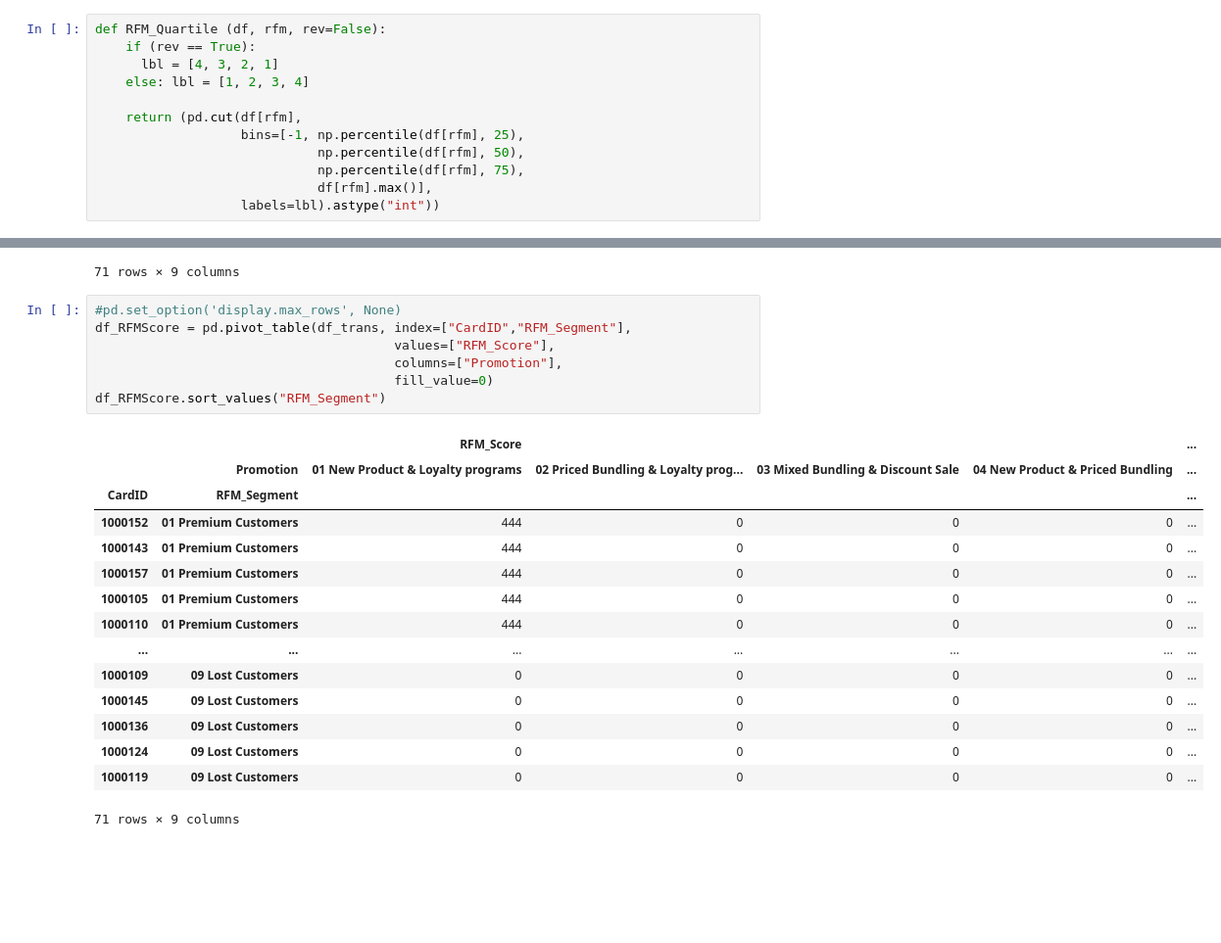
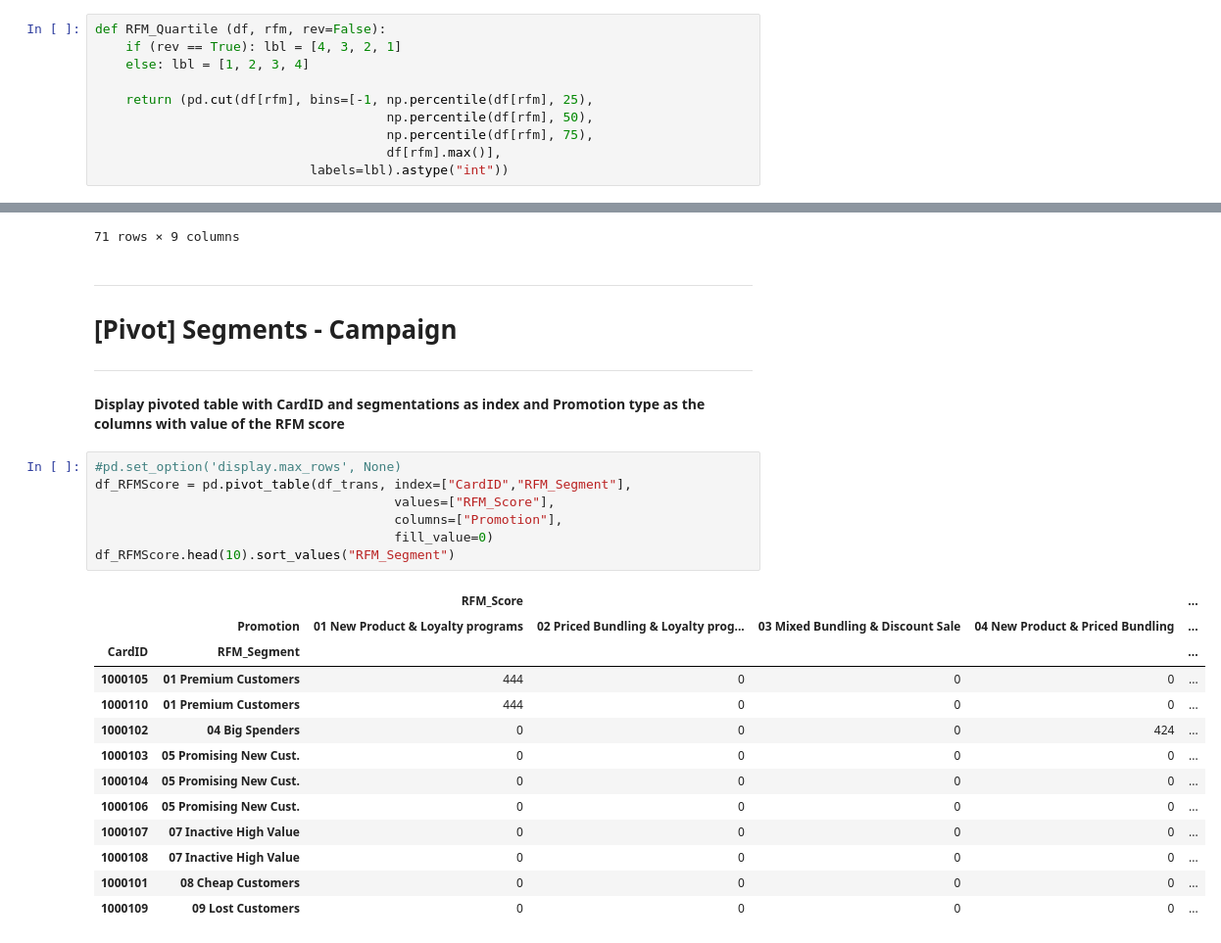
Before and after one commit to nw-kusuma/Big-Data-Class, a Jupyter notebook: BD00-UAS/UAS-RFM.ipynb, the cells around one changed output, grey strips where cells are left out. Shown: that part at 98% size. Saved outputs shown, nothing was run; the diff lists cells and outputs as text; blank space fills up the shorter version.

```diff
--- a/BD00-UAS/UAS-RFM.ipynb
+++ b/BD00-UAS/UAS-RFM.ipynb
@@ -174,15 +174,13 @@ plt.show()
 #### Segregate `Recency`, `Frequency`, and `Monetary` values into discrete values and classify them into categorical order
 # %%
 def RFM_Quartile (df, rfm, rev=False):
-    if (rev == True):
-      lbl = [4, 3, 2, 1]
+    if (rev == True): lbl = [4, 3, 2, 1]
     else: lbl = [1, 2, 3, 4]
 
-    return (pd.cut(df[rfm],
-                   bins=[-1, np.percentile(df[rfm], 25),
-                             np.percentile(df[rfm], 50),
-                             np.percentile(df[rfm], 75),
-                             df[rfm].max()],
-                   labels=lbl).astype("int"))
+    return (pd.cut(df[rfm], bins=[-1, np.percentile(df[rfm], 25),
+                                      np.percentile(df[rfm], 50),
+                                      np.percentile(df[rfm], 75),
+                                      df[rfm].max()],
+                            labels=lbl).astype("int"))
 # %%
 # Recency score: Days since last purchase.
@@ -387,26 +397,29 @@ df_trans.sort_values(["RFM_Score"], ascending=False)
 | 1000121 | 154 | 1 | 612977 | 1 | 1 | 1 | 111 | 09 Lost Customers | 09 Don't bother to reaquire |
 | 1000147 | 103 | 1 | 380979 | 1 | 1 | 1 | 111 | 09 Lost Customers | 09 Don't bother to reaquire |
 71 rows × 9 columns
+# %% [markdown]
+***
+# **[Pivot] Segments - Campaign**
+***
+#### Display pivoted table with CardID and segmentations as index and Promotion type as the columns with value of the RFM score
 # %%
 #pd.set_option('display.max_rows', None)
 df_RFMScore = pd.pivot_table(df_trans, index=["CardID","RFM_Segment"],
                                        values=["RFM_Score"],
                                        columns=["Promotion"],
                                        fill_value=0)
-df_RFMScore.sort_values("RFM_Segment")
+df_RFMScore.head(10).sort_values("RFM_Segment")
 # %% [output]
 |  |  | RFM_Score |  |  |  | ... |
 |  | Promotion | 01 New Product & Loyalty programs | 02 Priced Bundling & Loyalty prog... | 03 Mixed Bundling & Discount Sale | 04 New Product & Priced Bundling | ... |
 | CardID | RFM_Segment |  |  |  |  | ... |
-| 1000152 | 01 Premium Customers | 444 | 0 | 0 | 0 | ... |
-| 1000143 | 01 Premium Customers | 444 | 0 | 0 | 0 | ... |
-| 1000157 | 01 Premium Customers | 444 | 0 | 0 | 0 | ... |
 | 1000105 | 01 Premium Customers | 444 | 0 | 0 | 0 | ... |
 | 1000110 | 01 Premium Customers | 444 | 0 | 0 | 0 | ... |
-| ... | ... | ... | ... | ... | ... | ... |
+| 1000102 | 04 Big Spenders | 0 | 0 | 0 | 424 | ... |
+| 1000103 | 05 Promising New Cust. | 0 | 0 | 0 | 0 | ... |
+| 1000104 | 05 Promising New Cust. | 0 | 0 | 0 | 0 | ... |
+| 1000106 | 05 Promising New Cust. | 0 | 0 | 0 | 0 | ... |
+| 1000107 | 07 Inactive High Value | 0 | 0 | 0 | 0 | ... |
+| 1000108 | 07 Inactive High Value | 0 | 0 | 0 | 0 | ... |
+| 1000101 | 08 Cheap Customers | 0 | 0 | 0 | 0 | ... |
 | 1000109 | 09 Lost Customers | 0 | 0 | 0 | 0 | ... |
-| 1000145 | 09 Lost Customers | 0 | 0 | 0 | 0 | ... |
-| 1000136 | 09 Lost Customers | 0 | 0 | 0 | 0 | ... |
-| 1000124 | 09 Lost Customers | 0 | 0 | 0 | 0 | ... |
-| 1000119 | 09 Lost Customers | 0 | 0 | 0 | 0 | ... |
-71 rows × 9 columns
```
Also changed, not shown: parts of 3 cells of this notebook.
